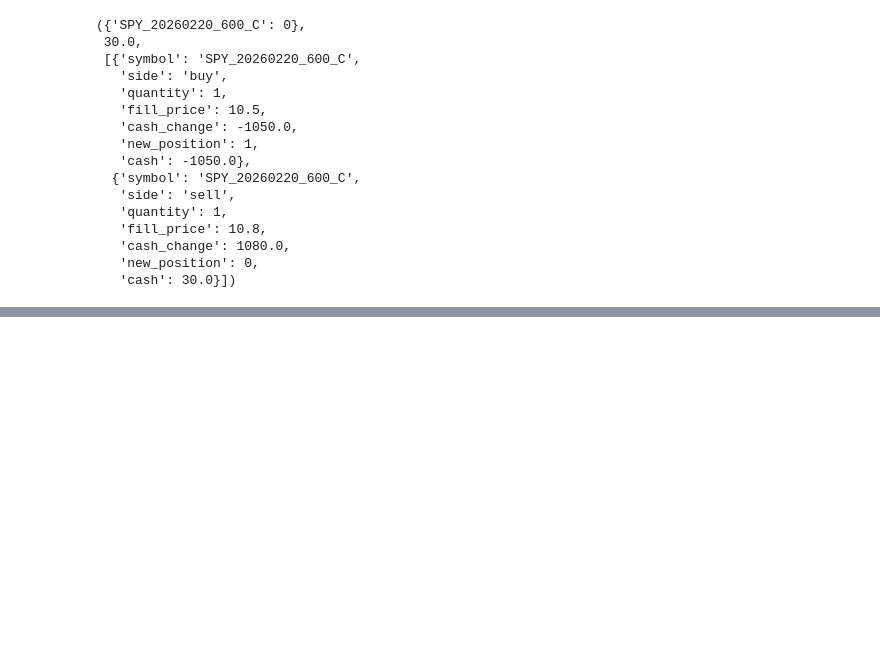
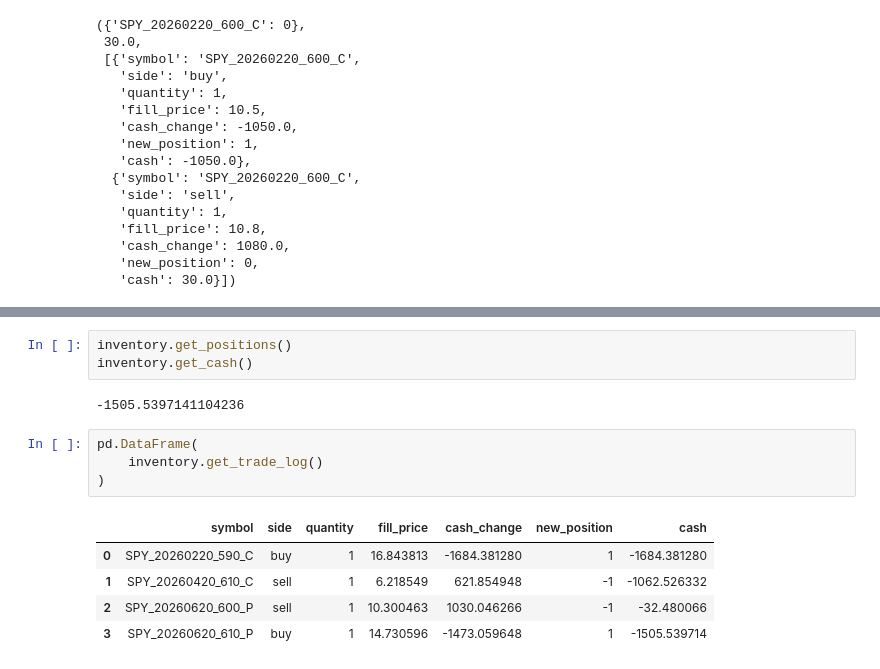
Before and after one commit to IlanEsco/options-market-making-volatility-research, a Jupyter notebook: notebooks/greeks_exposure.ipynb, the cells around one changed output, grey strips where cells are left out. Saved outputs shown, nothing was run; the diff lists cells and outputs as text; blank space fills up the shorter version.

```diff
--- a/notebooks/greeks_exposure.ipynb
+++ b/notebooks/greeks_exposure.ipynb
@@ -201,0 +309,15 @@ inventory.get_positions(), inventory.get_cash(), inventory.get_trade_log()
+# %%
+inventory.get_positions()
+inventory.get_cash()
+# %% [output]
+-1505.5397141104236
+# %%
+pd.DataFrame(
+    inventory.get_trade_log()
+)
+# %% [output]
+|  | symbol | side | quantity | fill_price | cash_change | new_position | cash |
+| 0 | SPY_20260220_590_C | buy | 1 | 16.843813 | -1684.381280 | 1 | -1684.381280 |
+| 1 | SPY_20260420_610_C | sell | 1 | 6.218549 | 621.854948 | -1 | -1062.526332 |
+| 2 | SPY_20260620_600_P | sell | 1 | 10.300463 | 1030.046266 | -1 | -32.480066 |
+| 3 | SPY_20260620_610_P | buy | 1 | 14.730596 | -1473.059648 | 1 | -1505.539714 |
```
Also changed, not shown: parts of 10 cells of this notebook, 1 other file.
